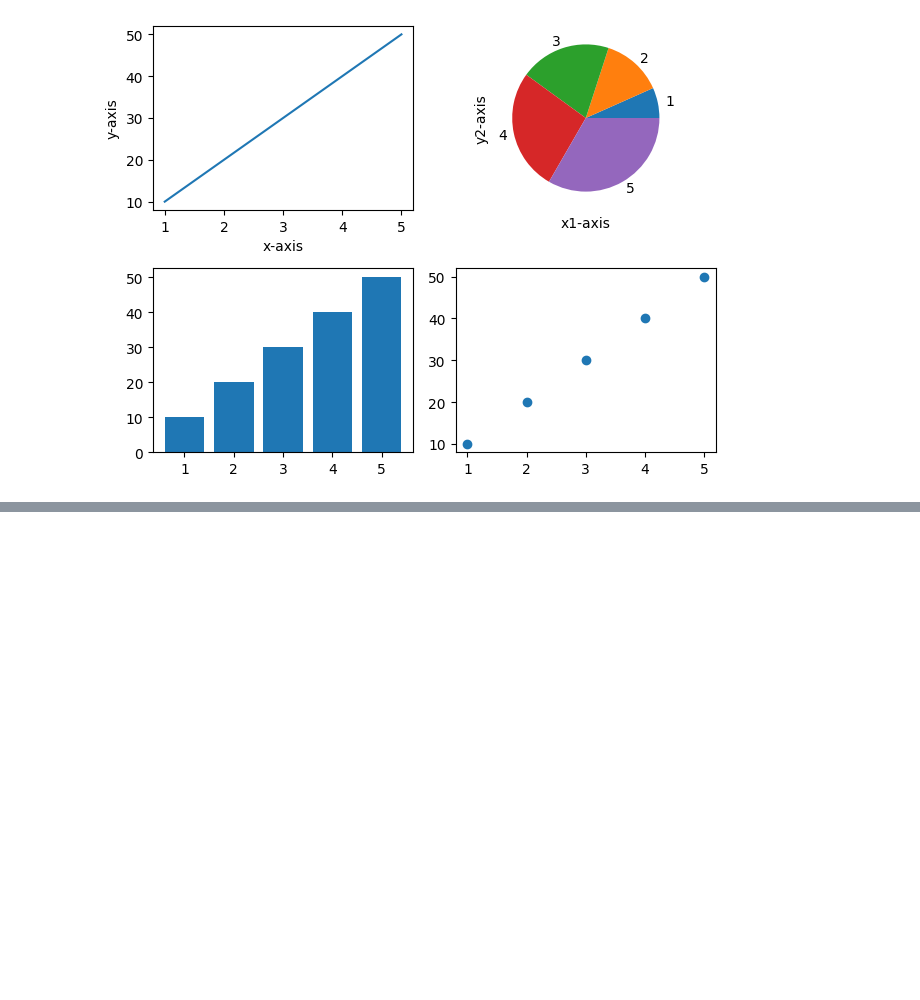
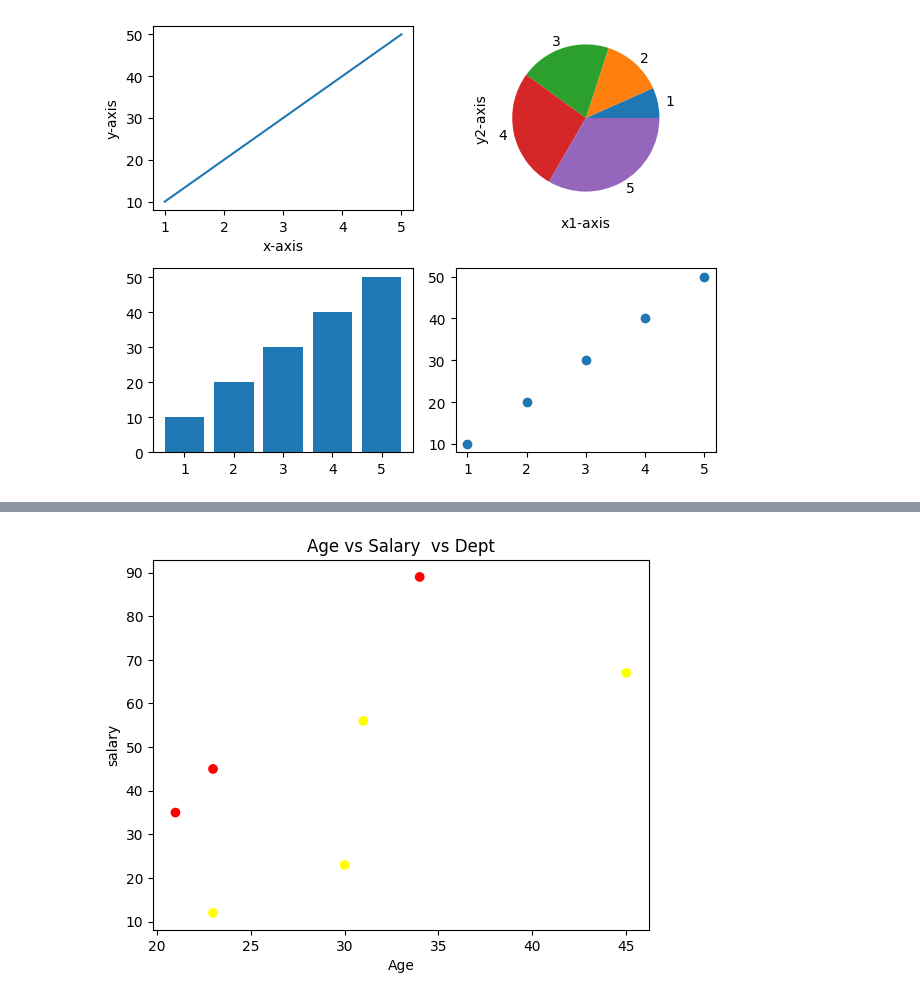
Before and after one commit to anjali801/Data-science-45-internship, a Jupyter notebook: Day18.ipynb, the cells around one changed output, grey strips where cells are left out. Saved outputs shown, nothing was run; the diff lists cells and outputs as text; code cells hidden in the pictures; blank space fills up the shorter version.

```diff
--- a/Day18.ipynb
+++ b/Day18.ipynb
@@ -96,0 +131,10 @@ plt.show()
+# %%
+
+plt.scatter(df["Age"], df["salary"], c=df["dept"].map({"HR": "yellow", "IT": "red"}))
+plt.xlabel("Age")
+plt.ylabel("salary")
+plt.title("Age vs Salary  vs Dept")
+plt.legend
+plt.show()
+# %% [output]
+[figure, added]
```
Also changed, not shown: parts of 18 cells of this notebook.
